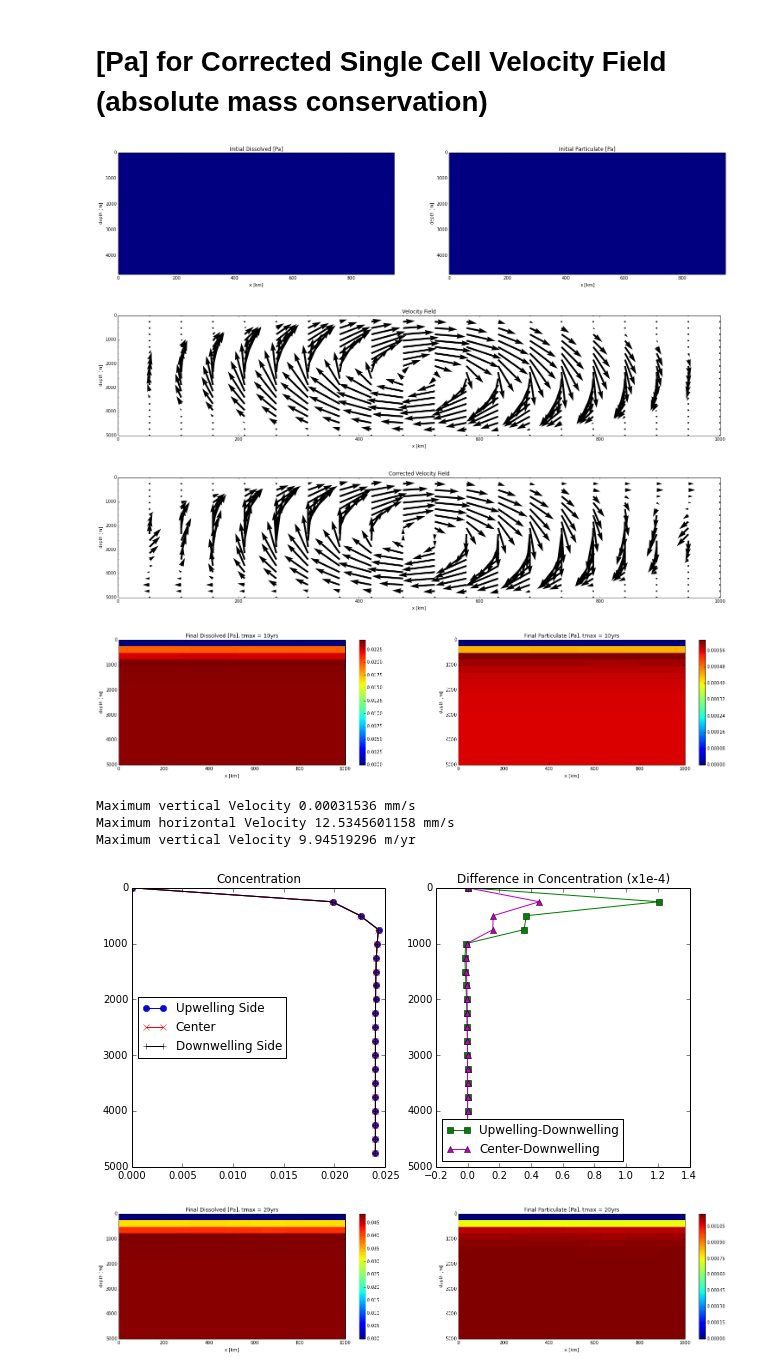
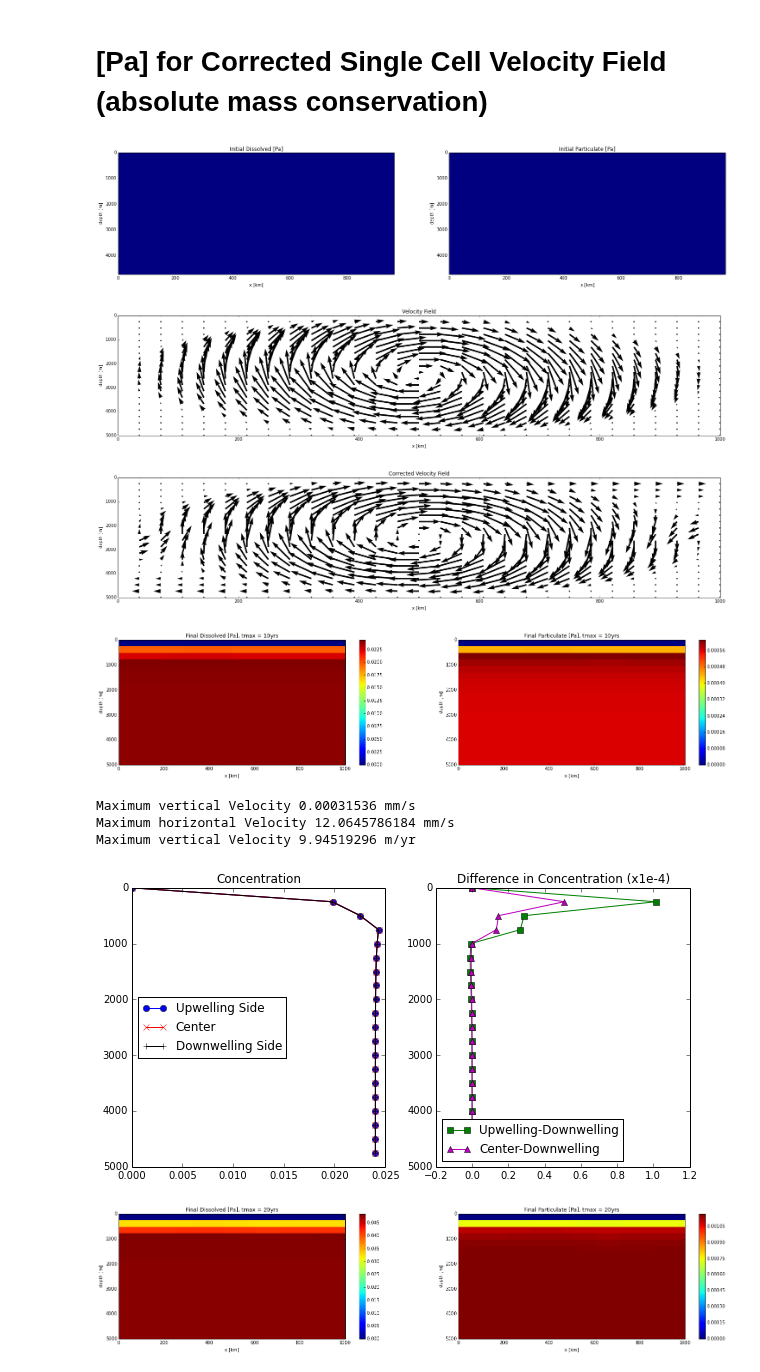
Before and after one commit to UBC-MOAD/pa-th-simple, a Jupyter notebook: prelim-model/2DPaProfile.ipynb, the cells around one changed output. Cells and saved outputs as stored; diff of their text form; code cells hidden in the pictures.

```diff
--- a/prelim-model/2DPaProfile.ipynb
+++ b/prelim-model/2DPaProfile.ipynb
@@ -182,37 +182,37 @@ xmax = 1e6
 zmin = 0
 zmax = 5e3
 nz = 20
-nx = 20
+nx = 29
 ng = 1
 g = ThPa2D.FDgrid(nx, nz, ng)
 h = ThPa2D.FDgrid(nx, nz, ng)
 
 # chemistry
 k_ad, k_de, Q = ThPa2D.k_sorp('Pa', xmin, xmax, zmin, zmax, nx, nz)
 
 # initial profile
 init = ThPa2D.plot_init(g, h, xmin, xmax, zmin, zmax, nx, nz, 'Pa')
 
 # velocity
 u, flowfig = ThPa2D.u_simple(xmin, xmax, zmin, zmax, nx, nz, V)
 u, flowfig = ThPa2D.u_simple_c(u, xmin, xmax, zmin, zmax, nx, nz)
 
 
 # Th loop
 g, h = ThPa2D.adflow(g, h, t, T, u, k_ad, k_de, Q, ThPa2D.upwind)
 
 #plot results
 meshTh = ThPa2D.plotprof(g, h, xmin, xmax, zmin, zmax, nx, nz, T, 'Pa')
 
 # store results
 DPa1vel = {}
 PPa1vel = {}
 DPa1vel['1tmax'] = g.a
 PPa1vel['1tmax'] = h.a
 # %% [output]
 [figure]
-[figure, old version]
+[figure, new version]
-[figure, old version]
+[figure, new version]
 [figure]
 # %%
 pp.plot_profiles(zmin,zmax,nz,nx,DPa1vel['1tmax'])
@@ -221,9 +221,9 @@ print "Maximum horizontal Velocity", u[:,:,1].max()*V/365/86400.*1000., "mm/s"
 print "Maximum vertical Velocity", u[:,:,0].max()*V*zmax/xmax, "m/yr"
 # %% [output]
 Maximum vertical Velocity 0.00031536 mm/s
-Maximum horizontal Velocity 12.5345601158 mm/s
+Maximum horizontal Velocity 12.0645786184 mm/s
 Maximum vertical Velocity 9.94519296 m/yr
-[figure, old version]
+[figure, new version]
 # %%
 t = time[1]
 T = time[2]
```
Also changed, not shown: parts of 13 cells of this notebook, 1 other file.
